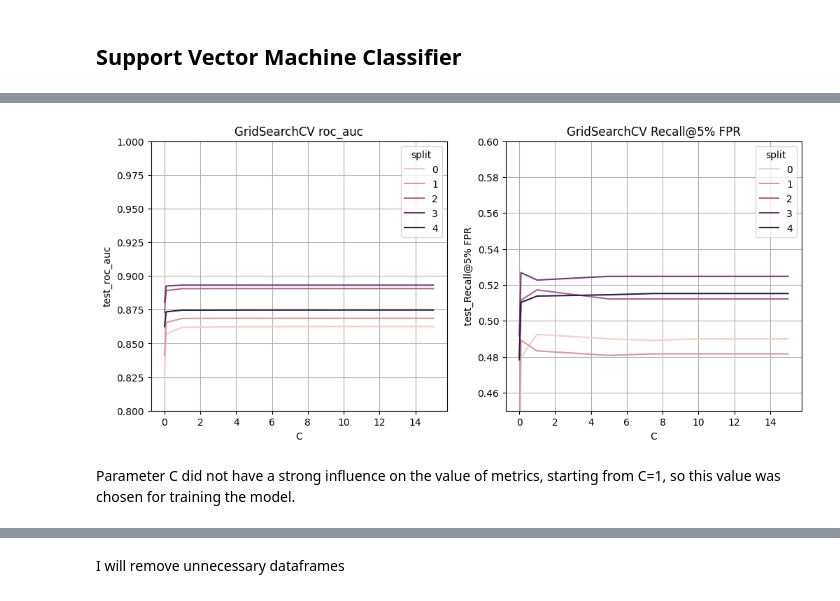
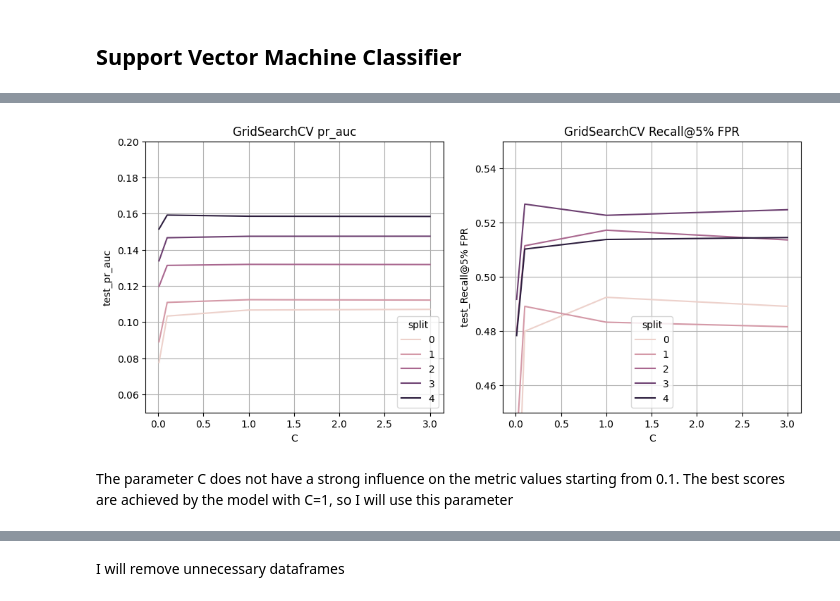
Before and after one commit to AleksandrRodkin/FraudDetection, a Jupyter notebook: training/training.ipynb, the cells around one changed output, grey strips where cells are left out. Cells and saved outputs as stored; diff of their text form; code cells hidden in the pictures.

```diff
--- a/training/training.ipynb
+++ b/training/training.ipynb
@@ -771,7 +296,7 @@ GridSearchCV will be performed on the parameters C (regularization strength) and
 
 lr = LogisticRegression(penalty='elasticnet', class_weight='balanced', random_state=42, solver='saga', n_jobs=-1, max_iter=200)
 
-Cs = [0.01, 1.0, 10.0]
+Cs = [0.01, 0.5, 1.0]
 l_one = [0.3, 0.7]
 
 gs_lr = GridSearchCV(
@@ -837,22 +363,22 @@ _cv = cv_base
 _df = []
 for i in range(len(_res['params'])):
     for j in range(len(_cv)):
-        _df.append([_res['param_C'][i], _res['param_l1_ratio'][i], _res[f'split{j}_test_roc_auc'][i], _res[f'split{j}_test_Recall@5% FPR'][i], j])
+        _df.append([_res['param_C'][i], _res['param_l1_ratio'][i], _res[f'split{j}_test_pr_auc'][i], _res[f'split{j}_test_Recall@5% FPR'][i], j])
 
-_df = pd.DataFrame(_df, columns=['C', 'l1_ratio', 'test_roc_auc', 'test_Recall@5% FPR', 'split'])
+_df = pd.DataFrame(_df, columns=['C', 'l1_ratio', 'test_pr_auc', 'test_Recall@5% FPR', 'split'])
 
 lr_base_res, lr_base_res_axes = plt.subplots(nrows=1, ncols=2, figsize=(12, 5))
 
-sns.lineplot(data=_df, x='C', y='test_roc_auc', ax=lr_base_res_axes[0], hue='split', style='l1_ratio')
+sns.lineplot(data=_df, x='C', y='test_pr_auc', ax=lr_base_res_axes[0], hue='split', style='l1_ratio')
 sns.lineplot(data=_df, x='C', y='test_Recall@5% FPR', ax=lr_base_res_axes[1], hue='split', style='l1_ratio')
 
-lr_base_res_axes[0].set_ylim((0.8, 1))
-lr_base_res_axes[1].set_ylim((0.45, 0.6))
+lr_base_res_axes[0].set_ylim((0, 0.1))
+lr_base_res_axes[1].set_ylim((0.25, 0.5))
 
 lr_base_res_axes[0].grid(True)
 lr_base_res_axes[1].grid(True)
 
-lr_base_res_axes[0].set_title('GridSearchCV roc_auc')
+lr_base_res_axes[0].set_title('GridSearchCV pr_auc')
 lr_base_res_axes[1].set_title('GridSearchCV Recall@5% FPR')
 
 plt.show()
@@ -892,17 +420,16 @@ LinearSVC does not return probabilities - only confidence scores for samples wit
 # %%
 %%time
 
-
 svc = LinearSVC(class_weight='balanced', random_state=42)
 
-Cs = [0.01, 0.1, 1.0, 5.0, 7.5, 10.0, 15]
+Cs = [0.01, 0.1, 1, 3]
 
 gs_svc = GridSearchCV(
     svc,
     param_grid={'C': Cs},
-    scoring={'roc_auc': 'roc_auc',
-             'Recall@5% FPR': recall_a5_fpr,
-             'pr_auc': 'average_precision'},
+    scoring={'Recall@5% FPR': recall_a5_fpr,
+             'pr_auc': 'average_precision',
+             'roc_auc': 'roc_auc'},
     refit='Recall@5% FPR',
     n_jobs=-1,
     cv=cv_base,
@@ -955,33 +480,33 @@ _res_df
 # %%
 _res = gs_svc.cv_results_
 _cv = cv_base
 
 _df = []
 for i in range(len(_res['params'])):
     for j in range(len(_cv)):
-        _df.append([_res['param_C'][i], _res[f'split{j}_test_roc_auc'][i], _res[f'split{j}_test_Recall@5% FPR'][i], j])
+        _df.append([_res['param_C'][i], _res[f'split{j}_test_pr_auc'][i], _res[f'split{j}_test_Recall@5% FPR'][i], j])
 
-_df = pd.DataFrame(_df, columns=['C', 'test_roc_auc', 'test_Recall@5% FPR', 'split'])
+_df = pd.DataFrame(_df, columns=['C', 'test_pr_auc', 'test_Recall@5% FPR', 'split'])
 
 svc_base_res, svc_base_res_axes = plt.subplots(nrows=1, ncols=2, figsize=(12, 5))
 
-sns.lineplot(data=_df, x='C', y='test_roc_auc', ax=svc_base_res_axes[0], hue='split')
+sns.lineplot(data=_df, x='C', y='test_pr_auc', ax=svc_base_res_axes[0], hue='split')
 sns.lineplot(data=_df, x='C', y='test_Recall@5% FPR', ax=svc_base_res_axes[1], hue='split')
 
-svc_base_res_axes[0].set_ylim((0.8, 1))
-svc_base_res_axes[1].set_ylim((0.45, 0.6))
+svc_base_res_axes[0].set_ylim((0.05, 0.2))
+svc_base_res_axes[1].set_ylim((0.45, 0.55))
 
 svc_base_res_axes[0].grid(True)
 svc_base_res_axes[1].grid(True)
 
-svc_base_res_axes[0].set_title('GridSearchCV roc_auc')
+svc_base_res_axes[0].set_title('GridSearchCV pr_auc')
 svc_base_res_axes[1].set_title('GridSearchCV Recall@5% FPR')
 
 plt.show()
 # %% [output]
-[figure, old version]
+[figure, new version]
 # %% [markdown]
-Parameter C did not have a strong influence on the value of metrics, starting from C=1, so this value was chosen for training the model.
+The parameter C does not have a strong influence on the metric values starting from 0.1. The best scores are achieved by the model with C=1, so I will use this parameter
 # %%
 %%time
 
```
Also changed, not shown: parts of 134 cells of this notebook, 6 other files.
